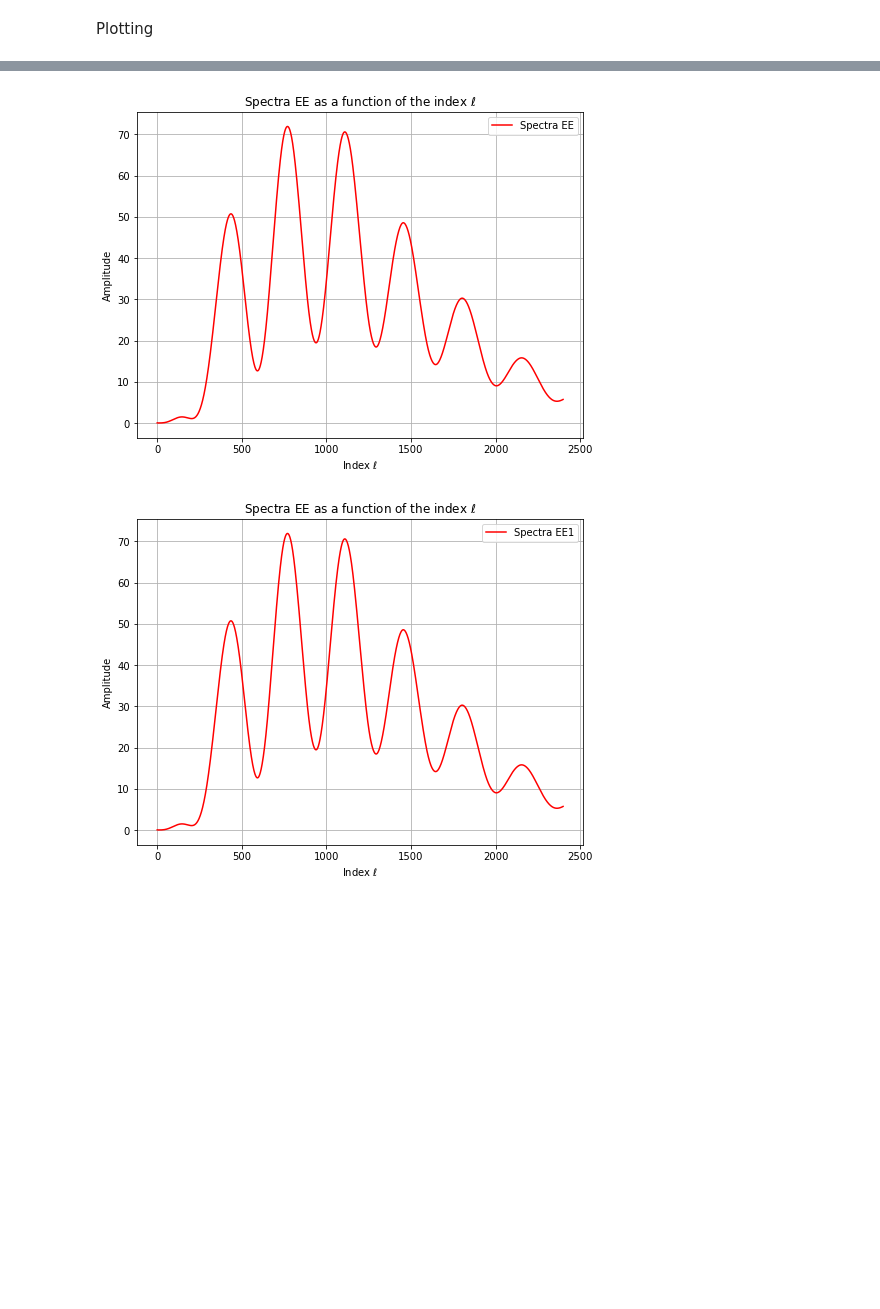
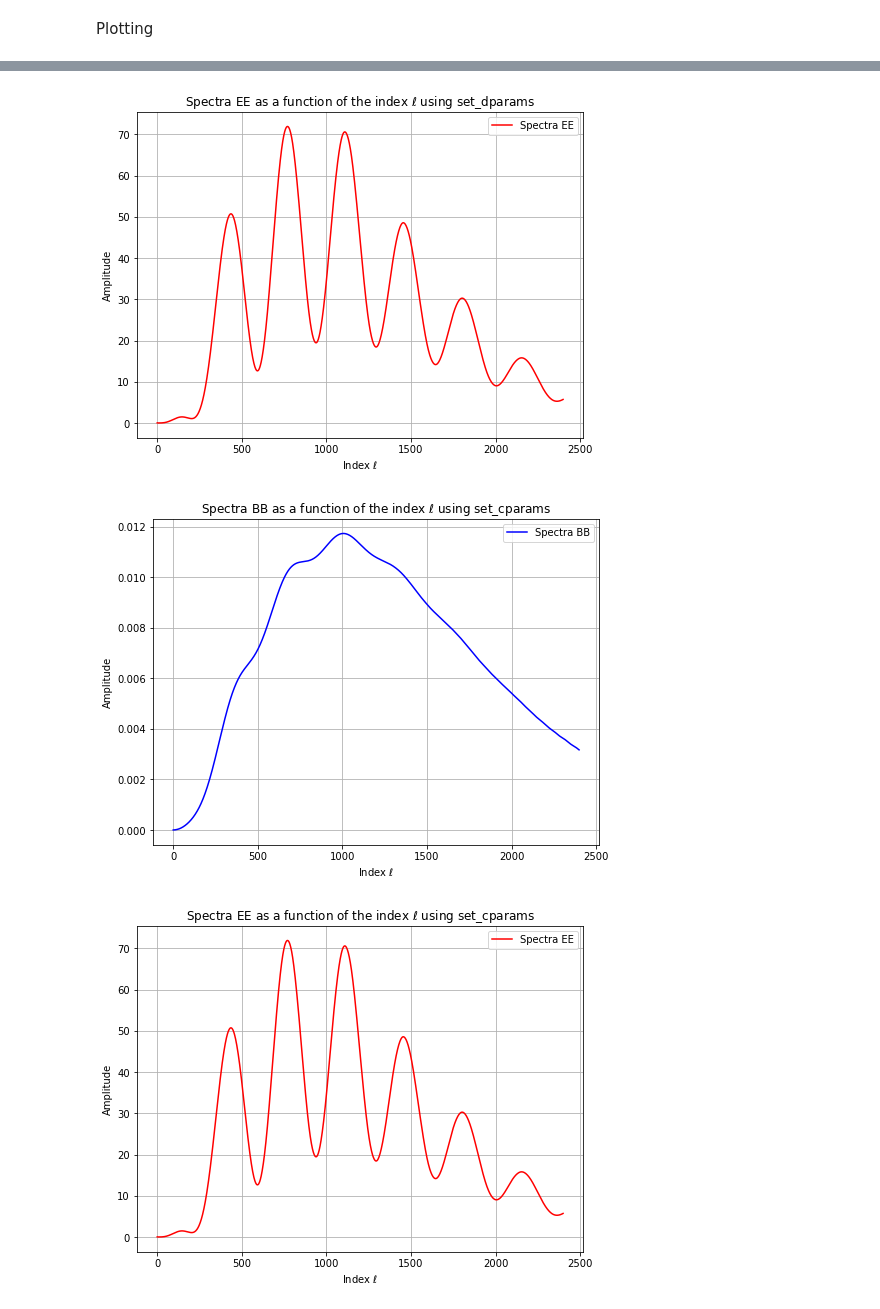
Before and after one commit to jusdelio/QuickBBEE, a Jupyter notebook: testing.ipynb, the cells around one changed output, grey strips where cells are left out. Saved outputs shown, nothing was run; the diff lists cells and outputs as text; code cells hidden in the pictures; blank space fills up the shorter version.

```diff
--- a/testing.ipynb
+++ b/testing.ipynb
@@ -53,6 +72,7 @@ omch2: [0.05 0.03]
 # %% [markdown]
 Plotting
 # %%
+#Plot the spectras obtained using set_dparams
 x = [i for i in range(ell_range)]
 BB_spectre = BB_EE[0]
 EE_spectre = BB_EE[1]
@@ -60,7 +80,7 @@ EE_spectre = BB_EE[1]
 # First figure: Spectra BB
 plt.figure(figsize=(8, 6))
 plt.plot(x, BB_spectre, label='Spectra BB', color='blue')
-plt.title('Spectra BB as a function of the index $\\ell$')
+plt.title('Spectra BB as a function of the index $\\ell$ using set_dparams')
 plt.xlabel('Index $\\ell$')
 plt.ylabel('Amplitude')
 plt.legend()
@@ -70,7 +90,7 @@ plt.show()
 # Second figure: Spectra EE
 plt.figure(figsize=(8, 6))
 plt.plot(x, EE_spectre, label='Spectra EE', color='red')
-plt.title('Spectra EE as a function of the index $\\ell$')
+plt.title('Spectra EE as a function of the index $\\ell$ using set_dparams')
 plt.xlabel('Index $\\ell$')
 plt.ylabel('Amplitude')
 plt.legend()
@@ -79,17 +99,29 @@ plt.show()
 
 
 
+#Plot the spectras obtained using set_cparams
+x = [i for i in range(ell_rangec)]
+BB_spectrec = BB_c[0]
+EE_spectrec = EE_c[0]
 
-x1 = [i for i in range(ell_range1)]
-EE_spectre1 = BB_EE1[0]
-
-# Second figure: Spectra EE
+# First figure: Spectra BB
 plt.figure(figsize=(8, 6))
-plt.plot(x, EE_spectre1, label='Spectra EE1', color='red')
-plt.title('Spectra EE as a function of the index $\\ell$')
+plt.plot(x, BB_spectrec, label='Spectra BB', color='blue')
+plt.title('Spectra BB as a function of the index $\\ell$ using set_cparams')
 plt.xlabel('Index $\\ell$')
 plt.ylabel('Amplitude')
 plt.legend()
 plt.grid(True)
 plt.show()
+
+
+# First figure: Spectra BB
+plt.figure(figsize=(8, 6))
+plt.plot(x, EE_spectrec, label='Spectra EE', color='red')
+plt.title('Spectra EE as a function of the index $\\ell$ using set_cparams')
+plt.xlabel('Index $\\ell$')
+plt.ylabel('Amplitude')
+plt.legend()
+plt.grid(True)
+plt.show()
 # %% [output]
@@ -97,2 +129,3 @@ plt.show()
-[figure, old version]
+[figure, new version]
-[figure, old version]
+[figure, new version]
+[figure, added]
```
Also changed, not shown: parts of 3 cells of this notebook, 5 other files.
